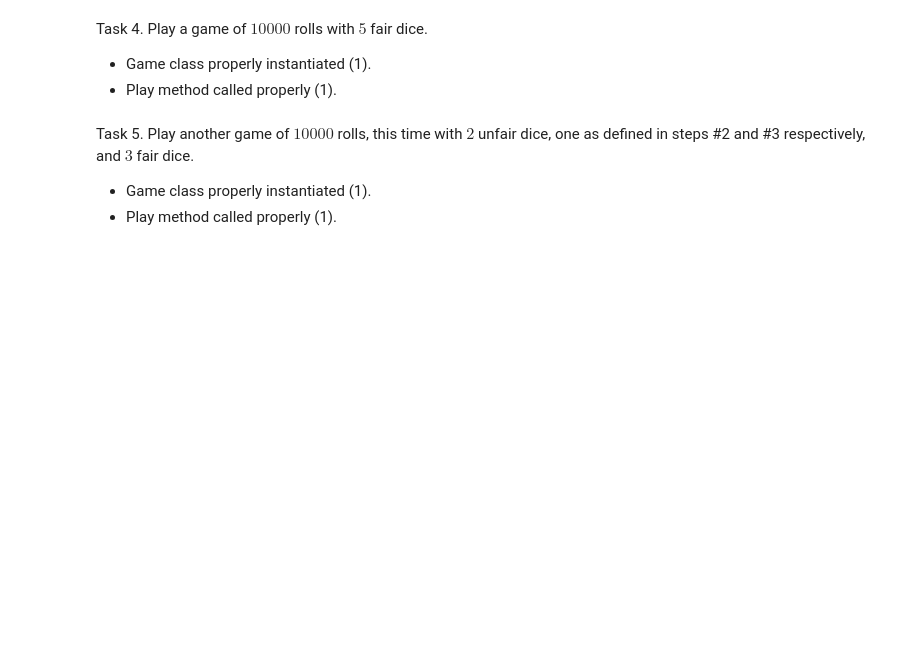
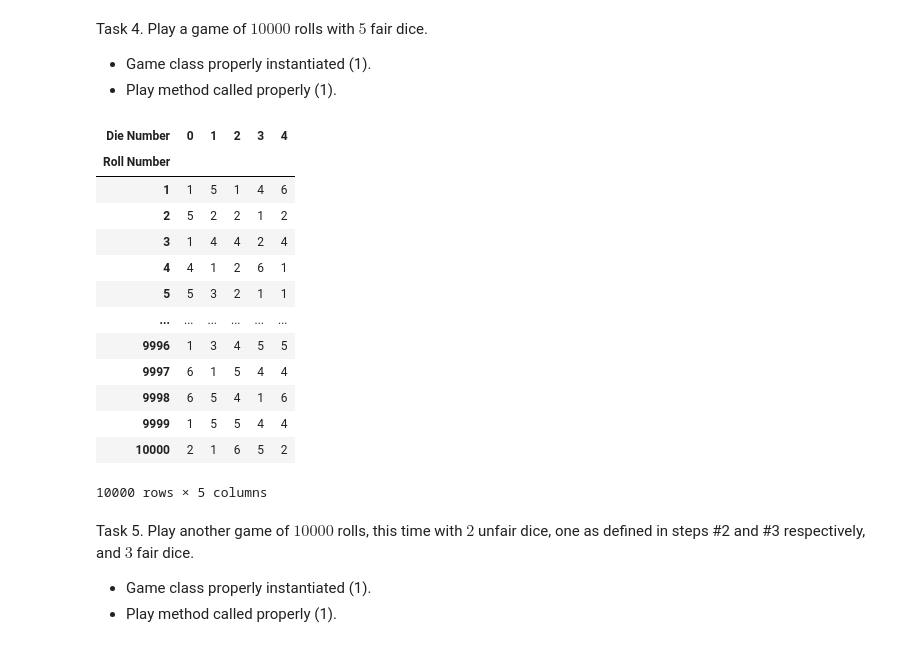
Before and after one commit to Lingzhen718/Montecarlo-Simulation-Generator, a Jupyter notebook: MontecarloSimulation/montecarlo_demo.ipynb, the cells around one changed output. Saved outputs shown, nothing was run; the diff lists cells and outputs as text; code cells hidden in the pictures; blank space fills up the shorter version.

```diff
--- a/MontecarloSimulation/montecarlo_demo.ipynb
+++ b/MontecarloSimulation/montecarlo_demo.ipynb
@@ -589,6 +735,25 @@ Task 4. Play a game of $10000$ rolls with $5$ fair dice.
 
 - Game class properly instantiated (1).
 - Play method called properly (1).
+# %%
+game3 = Game([dice3, dice3, dice3, dice3, dice3])
+game3.play(10000)
+game3.showresults()
+# %% [output]
+| Die Number | 0 | 1 | 2 | 3 | 4 |
+| Roll Number |  |  |  |  |  |
+| 1 | 1 | 5 | 1 | 4 | 6 |
+| 2 | 5 | 2 | 2 | 1 | 2 |
+| 3 | 1 | 4 | 4 | 2 | 4 |
+| 4 | 4 | 1 | 2 | 6 | 1 |
+| 5 | 5 | 3 | 2 | 1 | 1 |
+| ... | ... | ... | ... | ... | ... |
+| 9996 | 1 | 3 | 4 | 5 | 5 |
+| 9997 | 6 | 1 | 5 | 4 | 4 |
+| 9998 | 6 | 5 | 4 | 1 | 6 |
+| 9999 | 1 | 5 | 5 | 4 | 4 |
+| 10000 | 2 | 1 | 6 | 5 | 2 |
+10000 rows × 5 columns
 # %% [markdown]
 Task 5. Play another game of $10000$ rolls, this time with $2$ unfair dice, one as defined in steps #2 and #3 respectively, and $3$ fair dice.
 
```
Also changed, not shown: parts of 39 cells of this notebook, 1 other file.
